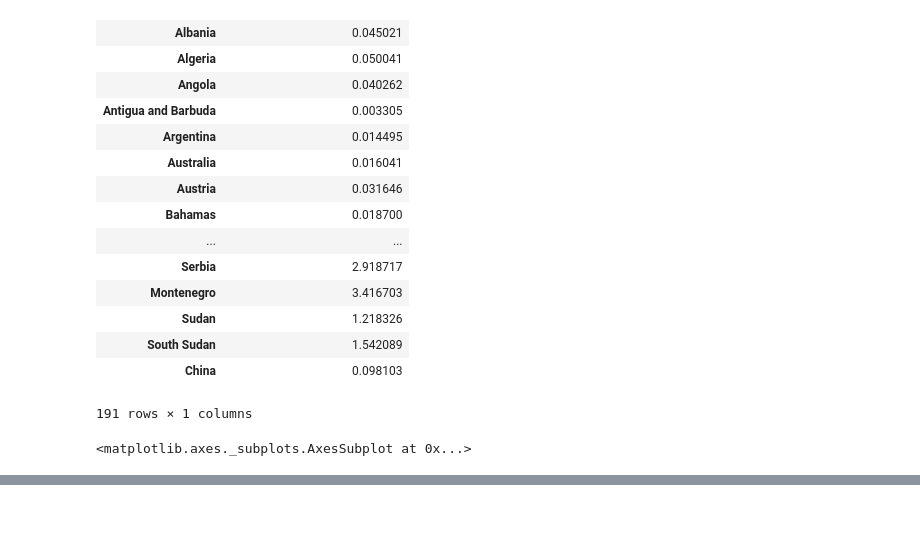
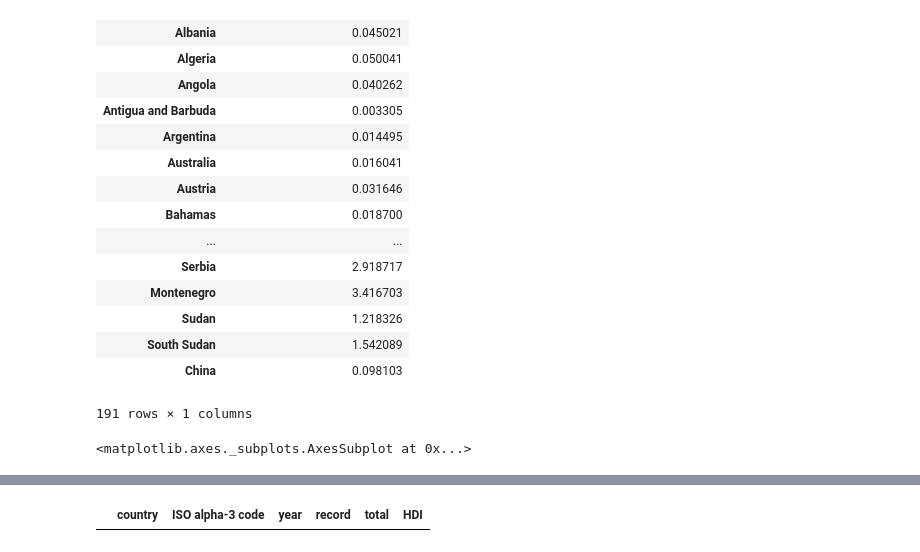
Before and after one commit to alhuang2/ecological-footprint, a Jupyter notebook: cleaned_data.ipynb, the cells around one changed output, grey strips where cells are left out. Drawn from its saved outputs; the diff is of its cells as text; code cells hidden in the pictures; blank space fills up the shorter version.

```diff
--- a/cleaned_data.ipynb
+++ b/cleaned_data.ipynb
@@ -230,0 +230,19 @@ hdiDF
+# %%
+# print(type(EFCons_clean))
+# print('break')
+# print(type(newDF))
+
+# print(EFCons_clean)
+# print(newDF)
+
+hdiDF = pd.merge(EFCons_clean, newDF, on=['country', 'year'])
+hdiDF
+# hdiDF = EFCons_clean.merge(newDF[['year','country']],how='right')
+# hdiDF
+# newDF[list['year', 'country']]
+# EFCons_clean.merge(newDF[list('yearcountry')])
+
+#hdiDF.dropna()
+# print(hdiDF.head(1000))
+# %% [output]
+|  | country | ISO alpha-3 code | year | record | total | HDI |
```
Also changed, not shown: parts of 6 cells of this notebook, 1 other file.
